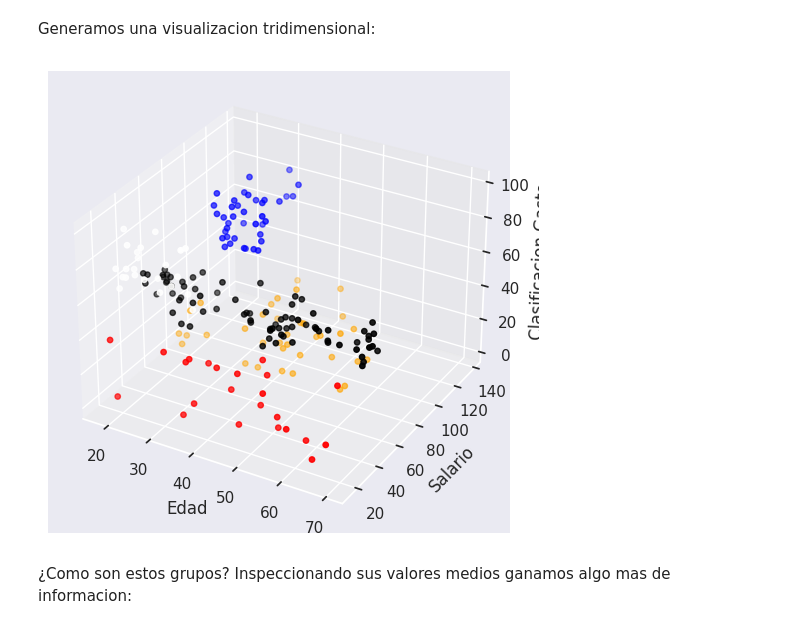
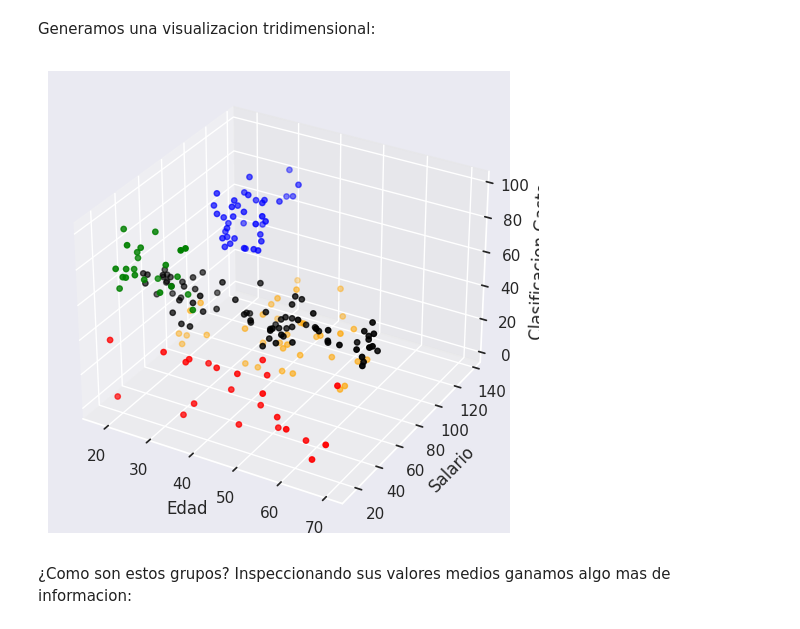
Before and after one commit to Alzaro207/Aprendizaje-no-supervisado, a Jupyter notebook: 221B0184_Aprendizaje_No_Supervisado.ipynb, the cells around one changed output. Cells and saved outputs as stored; diff of their text form; code cells hidden in the pictures.

```diff
--- a/221B0184_Aprendizaje_No_Supervisado.ipynb
+++ b/221B0184_Aprendizaje_No_Supervisado.ipynb
@@ -59,0 +78,10 @@ Este es el procedimiento del algoritmo:
+# %%
+# https://scikit-learn.org/stable/modules/clustering.html#k-means
+k_medias = KMeans(n_clusters=3, random_state=0)
+k_medias.fit(puntos)
+idx_prediccion = k_medias.predict(puntos)
+
+plt.scatter(x, y, c=idx_prediccion, s=50, alpha=0.7, cmap='viridis')
+
+centroides = k_medias.cluster_centers_
+plt.scatter(centroides[:, 0], centroides[:, 1], c='red', s=100);
@@ -59,0 +94,10 @@ Este es el procedimiento del algoritmo:
+# %%
+# https://scikit-learn.org/stable/modules/clustering.html#k-means
+k_medias = KMeans(n_clusters=5, random_state=0)
+k_medias.fit(puntos)
+idx_prediccion = k_medias.predict(puntos)
+
+plt.scatter(x, y, c=idx_prediccion, s=50, alpha=0.7, cmap='viridis')
+
+centroides = k_medias.cluster_centers_
+plt.scatter(centroides[:, 0], centroides[:, 1], c='red', s=100);
@@ -59,0 +110,10 @@ Este es el procedimiento del algoritmo:
+# %%
+# https://scikit-learn.org/stable/modules/clustering.html#k-means
+k_medias = KMeans(n_clusters=15, random_state=0)
+k_medias.fit(puntos)
+idx_prediccion = k_medias.predict(puntos)
+
+plt.scatter(x, y, c=idx_prediccion, s=50, alpha=0.7, cmap='viridis')
+
+centroides = k_medias.cluster_centers_
+plt.scatter(centroides[:, 0], centroides[:, 1], c='red', s=100);
@@ -192,0 +257,11 @@ Hemos elegido 5 grupos por inspeccion visual del grafico. ¿Podrias demostrar qu
+# %%
+inercias = []
+
+for i in range(1, 15):
+  k_medias = KMeans(n_clusters=i, random_state=0)
+  k_medias.fit(puntos)
+  inercias.append(k_medias.inertia_)
+
+plt.plot(range(1, 15), inercias)
+plt.xlabel('Numbero de Grupos')
+plt.ylabel('Inercia');
@@ -297,21 +373,21 @@ Generamos una visualizacion tridimensional:
 # %%
 from mpl_toolkits.mplot3d import Axes3D
 
-colors = ['red', 'blue', 'black', 'orange', 'white']
+colors = ['red', 'blue', 'black', 'orange', 'green']
 
 df['color'] = df.Grupo.map({0:colors[0], 1:colors[1], 2:colors[2],
                         3:colors[3], 4:colors[4]})
 
 fig = plt.figure(figsize=(26,6))
 
 ax = fig.add_subplot(132, projection='3d')
 ax.scatter(df.Edad, df.Salario, df.Clasificacion_gasto, c=df.color, s=15)
 ax.set_xlabel('Edad')
 ax.set_ylabel('Salario')
 ax.set_zlabel('Clasificacion Gasto')
 plt.show()
 # %% [output]
-[figure, old version]
+[figure, new version]
 # %% [markdown]
 ¿Como son estos grupos? Inspeccionando sus valores medios ganamos algo mas de informacion:
 # %%
```
Also changed, not shown: parts of 27 cells of this notebook.
